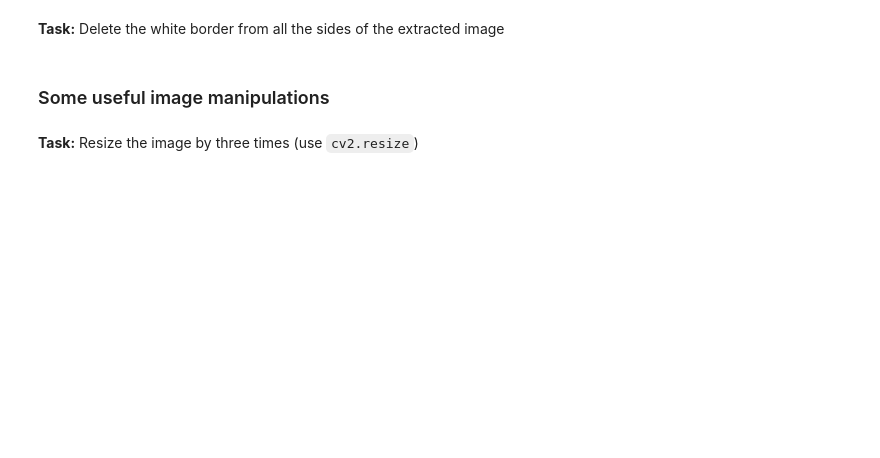
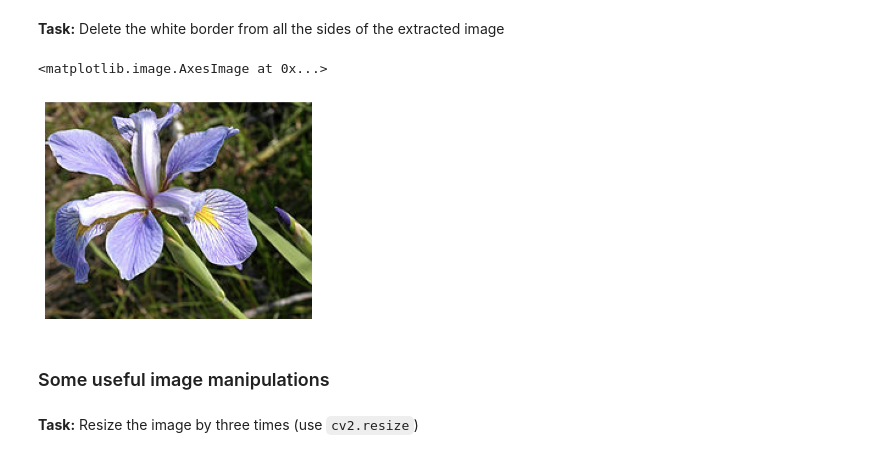
Before and after one commit to rwth-lfb/MLL, a Jupyter notebook: Notebooks/1_Basics/1_Basics_students.ipynb, the cells around one changed output. Cells and saved outputs as stored; diff of their text form; code cells hidden in the pictures; blank space fills up the shorter version.

```diff
--- a/Notebooks/1_Basics/1_Basics_students.ipynb
+++ b/Notebooks/1_Basics/1_Basics_students.ipynb
@@ -190,6 +286,12 @@ Hint: You can do so by the array slicing method you learned above
 # %%
 # Your code here:
 # You may use plt.axis('off') to display images without the axis
+iris2 = irisImg[6:185,6:225]
+plt.axis('off')
+plt.imshow(iris2)
+# %% [output]
+<matplotlib.image.AxesImage at 0x...>
+[figure, added]
 # %% [markdown]
 ### Some useful image manipulations
 # %% [markdown]
```
Also changed, not shown: parts of 56 cells of this notebook.
